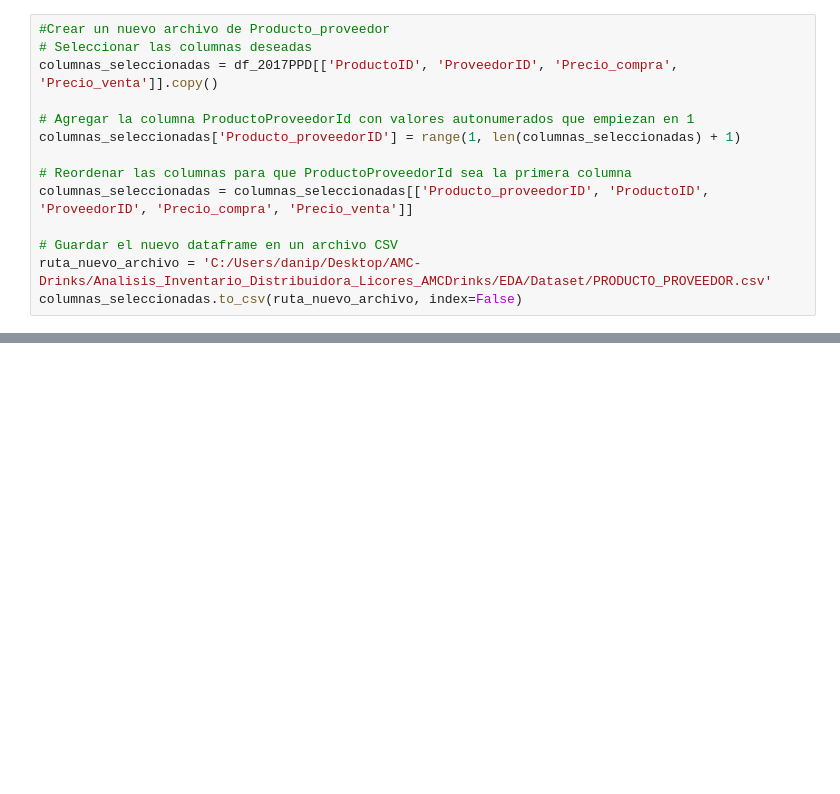
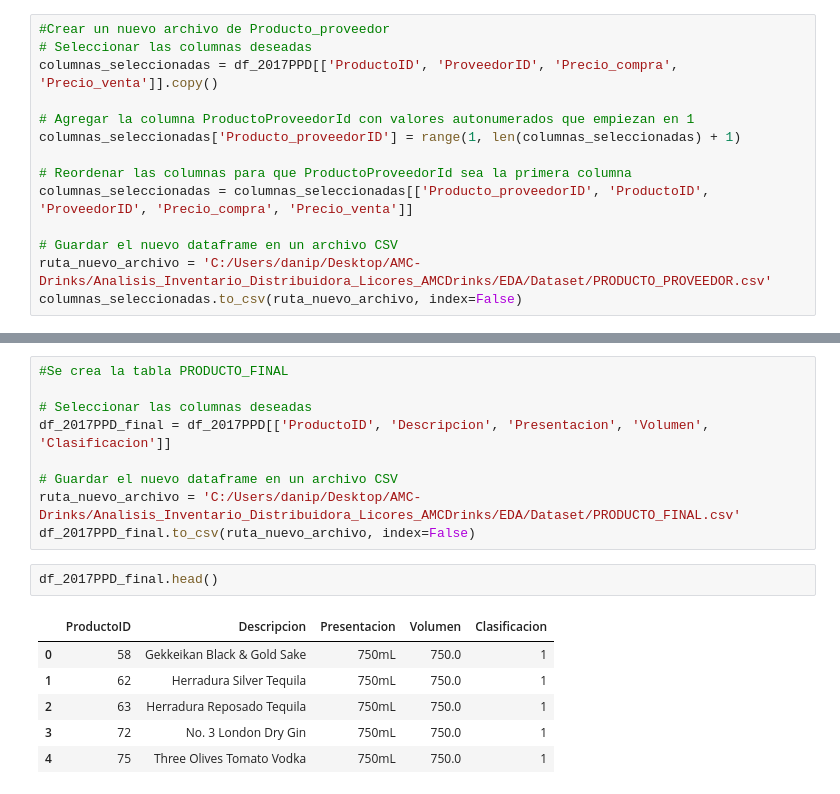
Before and after one commit to danipars/Analisis_Inventario_Distribuidora_Licores_AMCDrinks, a Jupyter notebook: EDA/PurchasesPrices_2017.ipynb, the cells around one changed output, grey strips where cells are left out. Saved outputs shown, nothing was run; the diff lists cells and outputs as text; blank space fills up the shorter version.

Commit message:
PRODUCTO_FINAL CSV Save

```diff
--- a/EDA/PurchasesPrices_2017.ipynb
+++ b/EDA/PurchasesPrices_2017.ipynb
@@ -480,0 +511,18 @@ columnas_seleccionadas.to_csv(ruta_nuevo_archivo, index=False)
+# %%
+#Se crea la tabla PRODUCTO_FINAL
+
+# Seleccionar las columnas deseadas
+df_2017PPD_final = df_2017PPD[['ProductoID', 'Descripcion', 'Presentacion', 'Volumen', 'Clasificacion']]
+
+# Guardar el nuevo dataframe en un archivo CSV
+ruta_nuevo_archivo = 'C:/Users/danip/Desktop/AMC-Drinks/Analisis_Inventario_Distribuidora_Licores_AMCDrinks/EDA/Dataset/PRODUCTO_FINAL.csv'
+df_2017PPD_final.to_csv(ruta_nuevo_archivo, index=False)
+# %%
+df_2017PPD_final.head()
+# %% [output]
+|  | ProductoID | Descripcion | Presentacion | Volumen | Clasificacion |
+| 0 | 58 | Gekkeikan Black & Gold Sake | 750mL | 750.0 | 1 |
+| 1 | 62 | Herradura Silver Tequila | 750mL | 750.0 | 1 |
+| 2 | 63 | Herradura Reposado Tequila | 750mL | 750.0 | 1 |
+| 3 | 72 | No. 3 London Dry Gin | 750mL | 750.0 | 1 |
+| 4 | 75 | Three Olives Tomato Vodka | 750mL | 750.0 | 1 |
```
Also changed, not shown: parts of 2 cells of this notebook.
